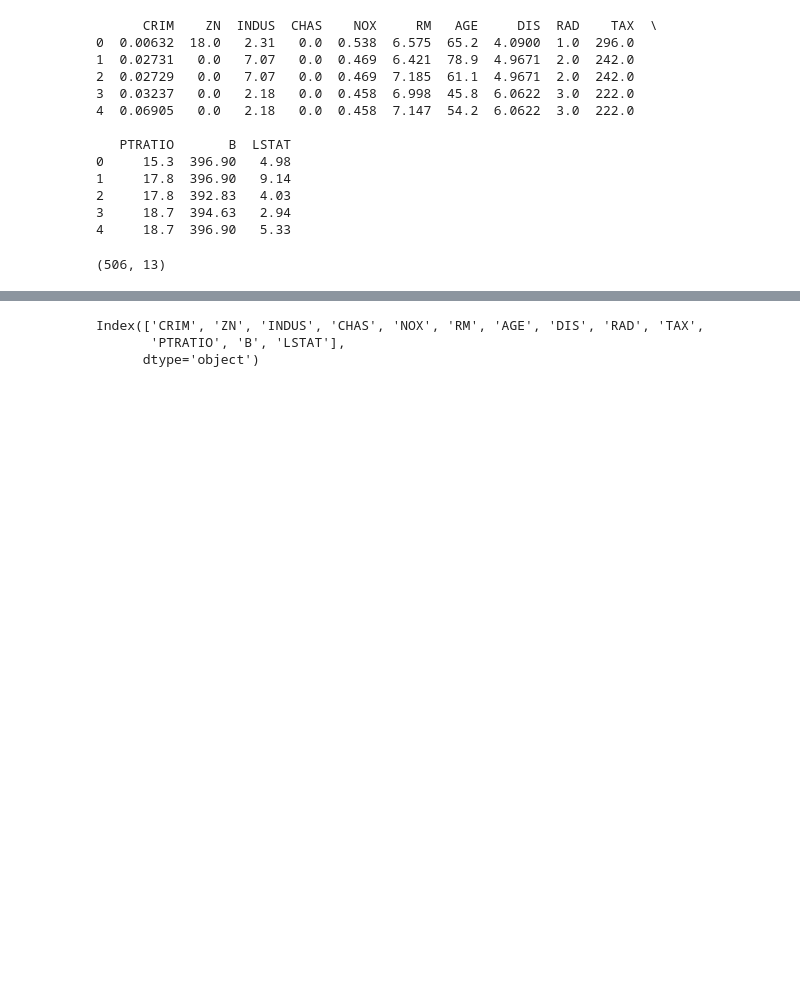
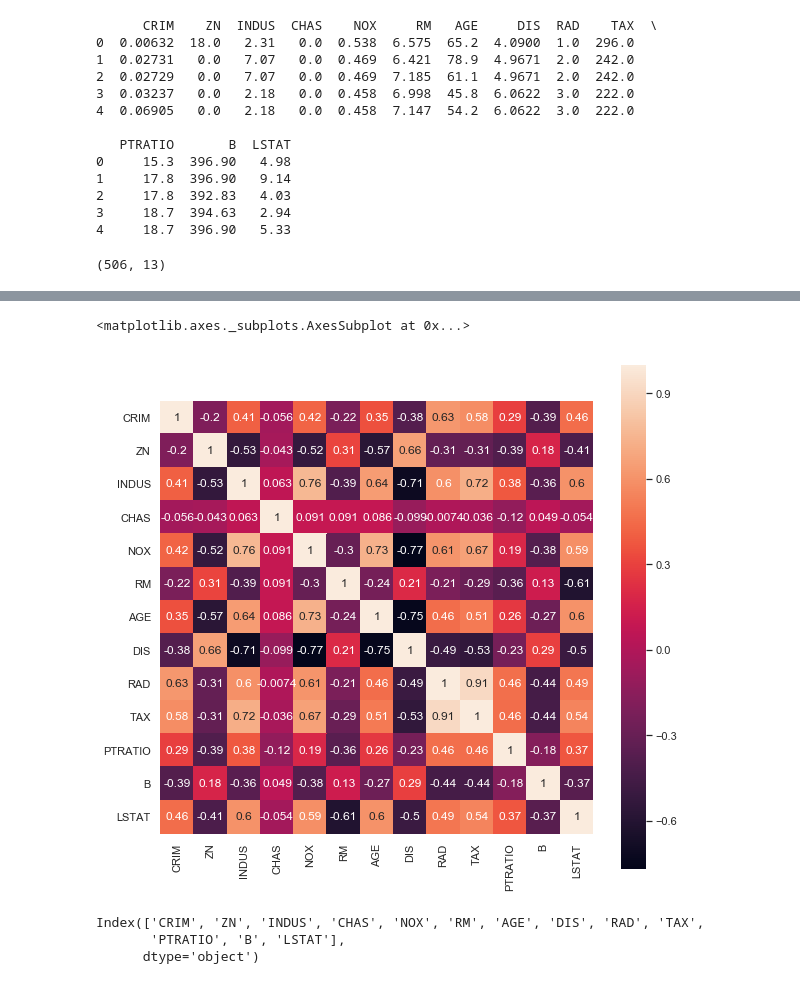
Before and after one commit to GregFee/machinelearning_assessment, a Jupyter notebook: Boston Data.ipynb, the cells around one changed output, grey strips where cells are left out. Saved outputs shown, nothing was run; the diff lists cells and outputs as text; code cells hidden in the pictures; blank space fills up the shorter version.

Commit message:
correlation heatmap

```diff
--- a/Boston Data.ipynb
+++ b/Boston Data.ipynb
@@ -52,6 +52,13 @@ df.corr(method='pearson')
 | PTRATIO | 0.289946 | -0.391679 | 0.383248 | -0.121515 | 0.188933 | -0.355501 | 0.261515 | -0.232471 | 0.464741 | 0.460853 | 1.000000 | ... |
 | B | -0.385064 | 0.175520 | -0.356977 | 0.048788 | -0.380051 | 0.128069 | -0.273534 | 0.291512 | -0.444413 | -0.441808 | -0.177383 | ... |
 | LSTAT | 0.455621 | -0.412995 | 0.603800 | -0.053929 | 0.590879 | -0.613808 | 0.602339 | -0.496996 | 0.488676 | 0.543993 | 0.374044 | ... |
+# %%
+#heatmap of correlation annotate each cell with numeric value
+sns.set(rc={'figure.figsize':(9.7,9.28)})
+sns.heatmap(df.corr().round(4), square=True, annot=True)
+# %% [output]
+<matplotlib.axes._subplots.AxesSubplot at 0x...>
+[figure, added]
 # %%
 df.keys()
 # %% [output]
```
